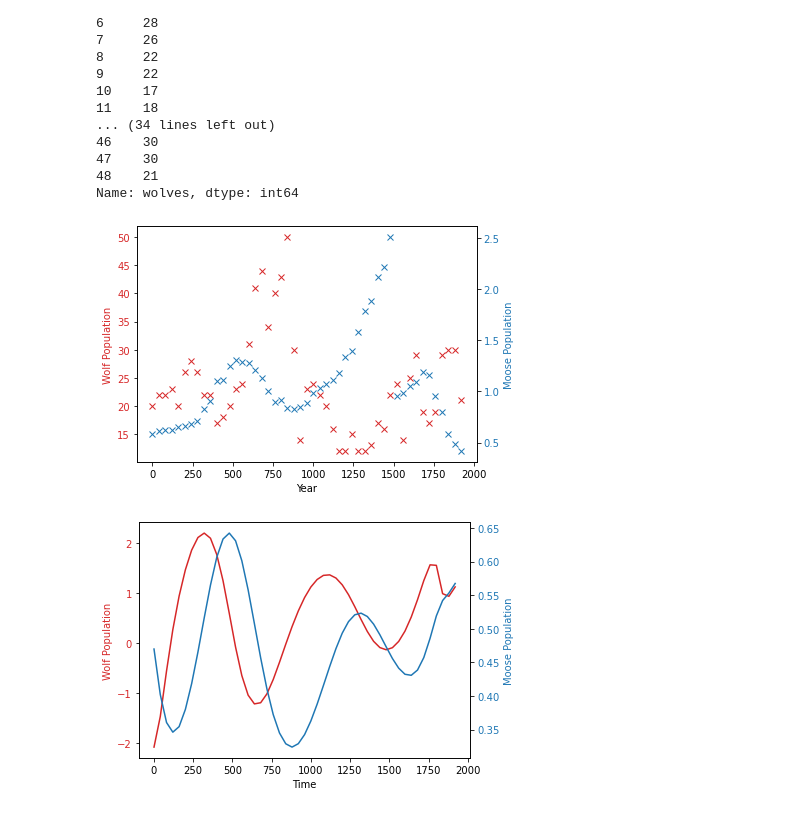
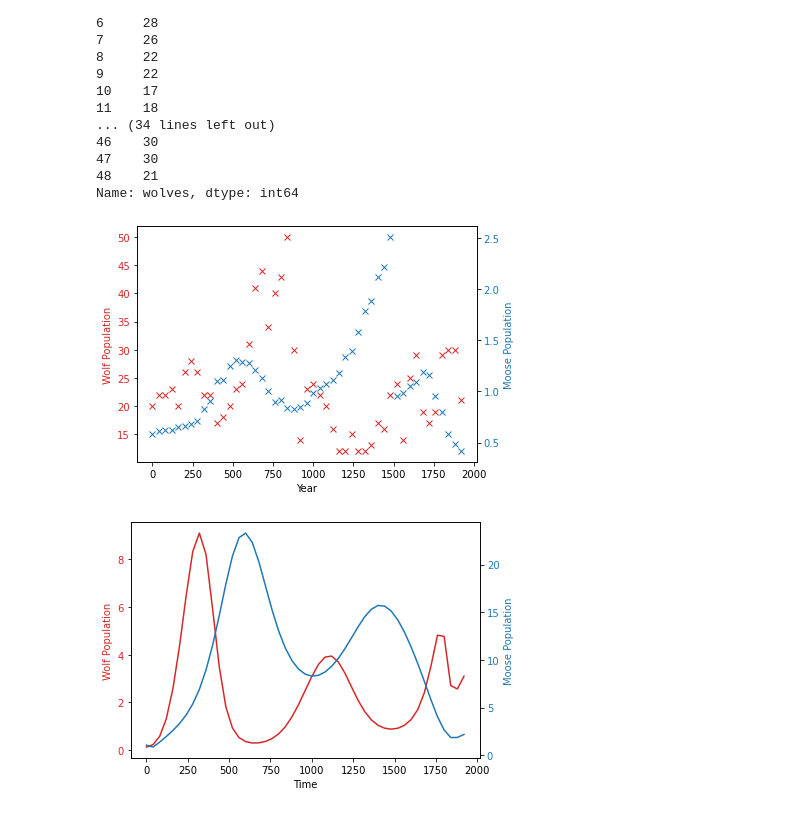
Before and after one commit to siilott/lotka-volterra-wolf-moose, a Jupyter notebook: deterministic-lotka-volterra.ipynb, the cells around one changed output. Saved outputs shown, nothing was run; the diff lists cells and outputs as text; code cells hidden in the pictures.

Commit message:
Model simulation using normalised average of the 3 moose populations.

```diff
--- a/deterministic-lotka-volterra.ipynb
+++ b/deterministic-lotka-volterra.ipynb
@@ -78,7 +78,7 @@ class LotkaVolterraModel(pints.ForwardModel):
 
     def n_outputs(self):
         """ See :meth:`pints.ForwardModel.n_outputs()`. """
-        return 2
+        return 4
 
     def n_parameters(self):
         return 9
@@ -86,7 +86,7 @@ class LotkaVolterraModel(pints.ForwardModel):
     def simulate(self, parameters, times):
         k_1, k_2, k_3, d_1, d_3, l_12, l_13, l_32, F  = parameters
 
-        def dy(tau, state):
+        def dy(t, state):
             f_1, f_2, f_3, f_4 = state
 
             G = ((d_1 + d_3) * (1 - np.exp(-d_1*f_1 - d_3*f_3)))/((d_1*f_1 + d_3*f_3) * (1-np.exp(-d_1-d_3)))
@@ -120,33 +120,33 @@ ax1.tick_params(axis='y', labelcolor='tab:red')
 
 ax2 = ax1.twinx()
 ax2.set_ylabel('Moose Population', color='tab:blue')
 ax2.plot(mod_times, (dg['f1'].values + dg['f2'].values +dg['f3'].values)/3, 'x', color='tab:blue', label='Moose')
 ax2.tick_params(axis='y', labelcolor='tab:blue')
 
 fig.tight_layout()
 plt.show()
 
 # Make a model object and run a simulation at arbitrary parameter values
 # times1 = np.linspace(0, 20, 100)
 params = [0.0125, 0.00075, 0.006, 2.0, 2.4, 2.0, 1.0, 16.0, 8.0]
 #init_wolves, init_moose = 5, 30
 #df['wolf'].iloc[0], df['moose'].iloc[0]
 y = m.simulate(params, mod_times)
 
 fig, ax1 = plt.subplots()
 
 ax1.set_xlabel('Time')
 ax1.set_ylabel('Wolf Population', color='tab:red')
-ax1.plot(mod_times, y[:, 0], color='tab:red', label='Wolves')
+ax1.plot(mod_times, np.exp(y[:,0]), color='tab:red', label='Wolves')
 ax1.tick_params(axis='y', labelcolor='tab:red')
 
 ax2 = ax1.twinx()
 ax2.set_ylabel('Moose Population', color='tab:blue')
-ax2.plot(mod_times, y[:, 1], color='tab:blue', label='Moose')
+ax2.plot(mod_times, np.exp((y[:, 1] + y[:,2] + y[:,3])/3), color='tab:blue', label='Moose')
 ax2.tick_params(axis='y', labelcolor='tab:blue')
 
 fig.tight_layout()
 plt.show()
 # %% [output]
 [figure]
-[figure, old version]
+[figure, new version]
```
Also changed, not shown: parts of 1 cell of this notebook.
